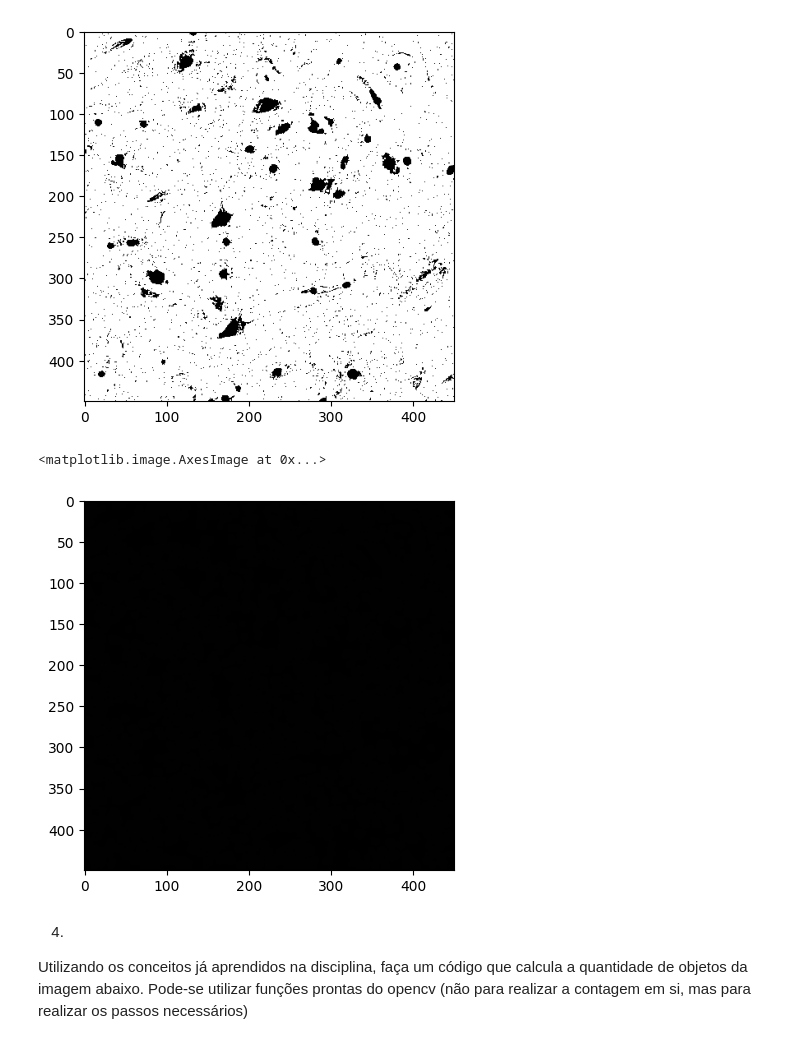
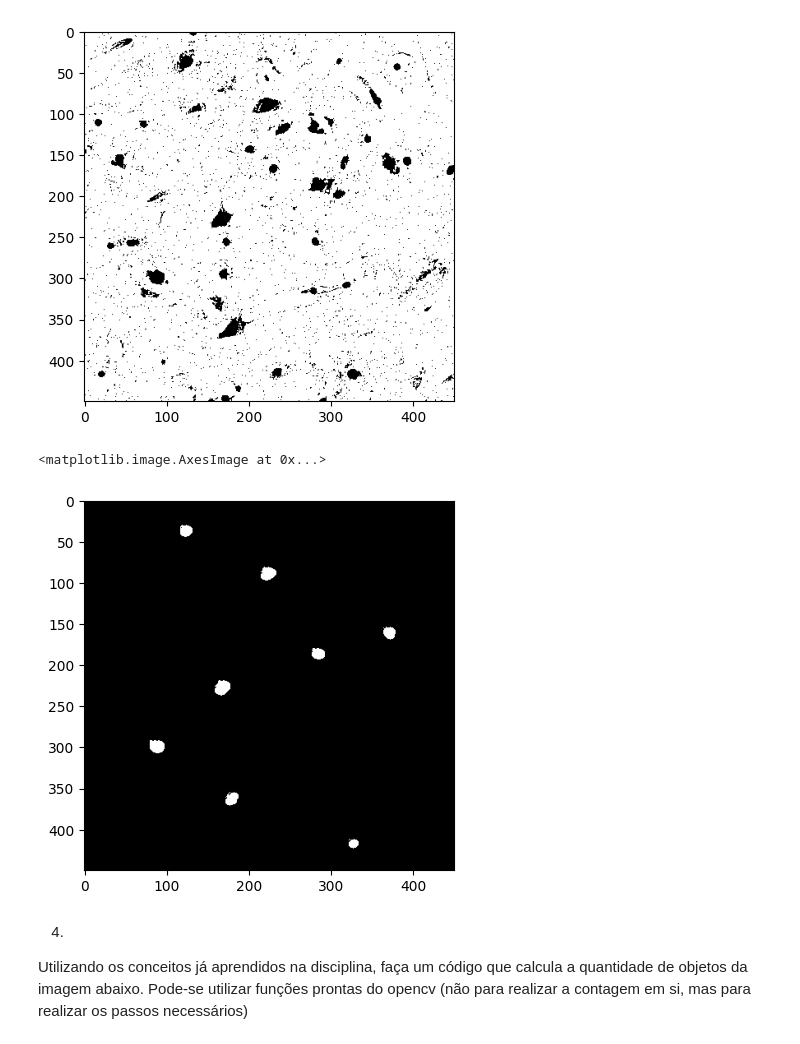
Before and after one commit to anaalicecordeiro/gbc216_t1_G04, a Jupyter notebook: Lab07 - Mathematical Morphology/lab07.ipynb, the cells around one changed output. Saved outputs shown, nothing was run; the diff lists cells and outputs as text; code cells hidden in the pictures.

```diff
--- a/Lab07 - Mathematical Morphology/lab07.ipynb
+++ b/Lab07 - Mathematical Morphology/lab07.ipynb
@@ -183,18 +165,21 @@ plt.imshow(imagem_binaria, cmap='gray', vmin=0, vmax=1)
 # %%
 img3 = cv2.imread("cel4.png", cv2.IMREAD_GRAYSCALE)
 
-_, imagem_binaria = cv2.threshold(img3, 210, 1, cv2.THRESH_BINARY)
+_, imagem_binaria = cv2.threshold(img3, 210, 1, cv2.THRESH_BINARY_INV)
 
+# Defina o raio do elemento circular
 raio = 5
-elemento_circular = criar_elemento_estrutural_circular(raio)
+
+# Crie o elemento estruturante circular
+elemento_estruturante = cv2.getStructuringElement(cv2.MORPH_ELLIPSE, (2 * raio + 1, 2 * raio + 1))
 
 # Aplicar a operação de abertura para reter as células grandes
-imagem_abertura = abertura(imagem_binaria, elemento_circular)
+imagem_abertura = abertura(imagem_binaria, elemento_estruturante)
 
-plt.imshow(imagem_abertura, cmap='gray', vmin=0, vmax=255)
+plt.imshow(imagem_abertura, cmap='gray', vmin=0, vmax=1)
 # %% [output]
 <matplotlib.image.AxesImage at 0x...>
-[figure, old version]
+[figure, new version]
 # %% [markdown]
 4)
 Utilizando os conceitos já aprendidos na disciplina, faça um código que calcula a quantidade de objetos da imagem abaixo. Pode-se utilizar funções prontas do opencv (não para realizar a contagem em si, mas para realizar os passos necessários)
```
Also changed, not shown: parts of 14 cells of this notebook.
